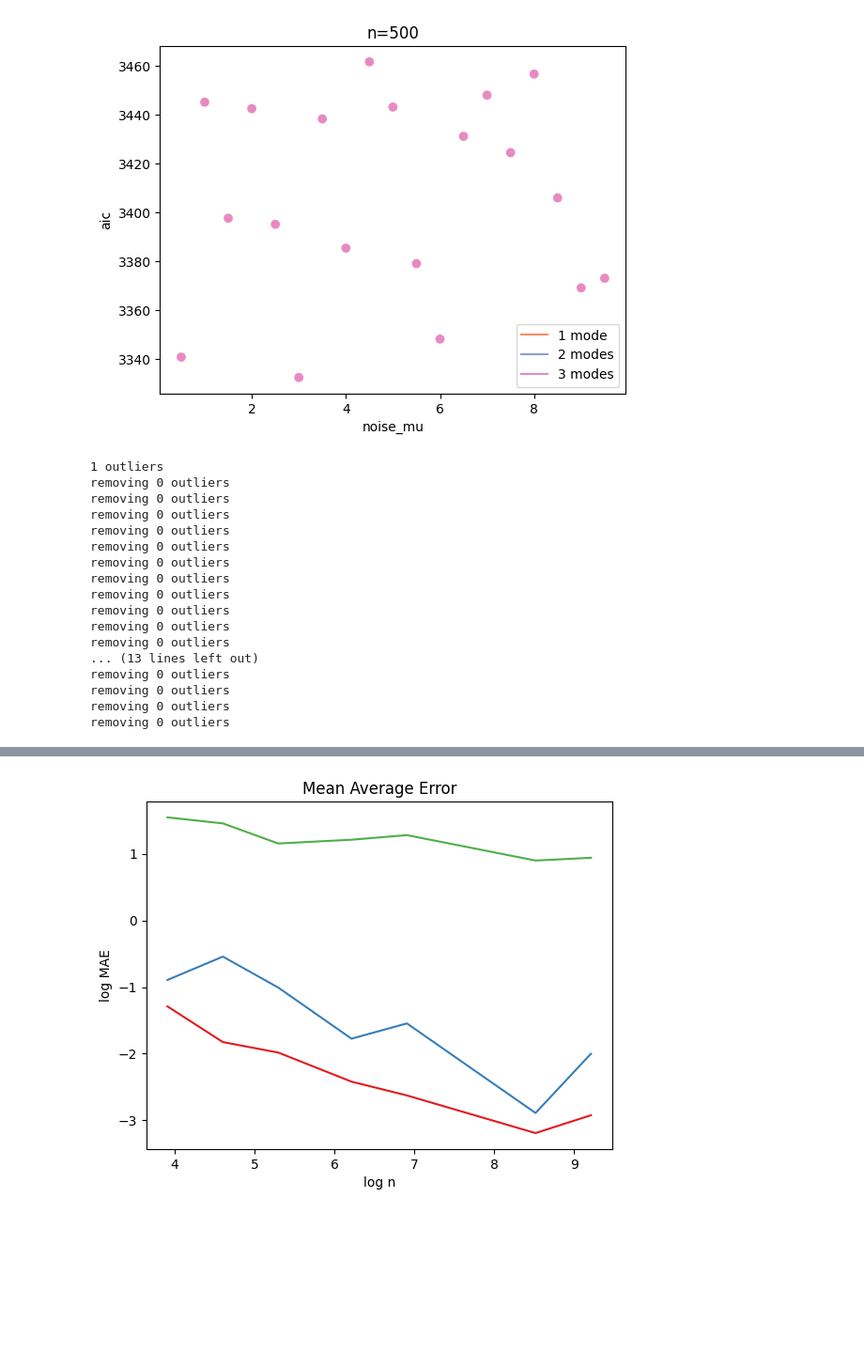
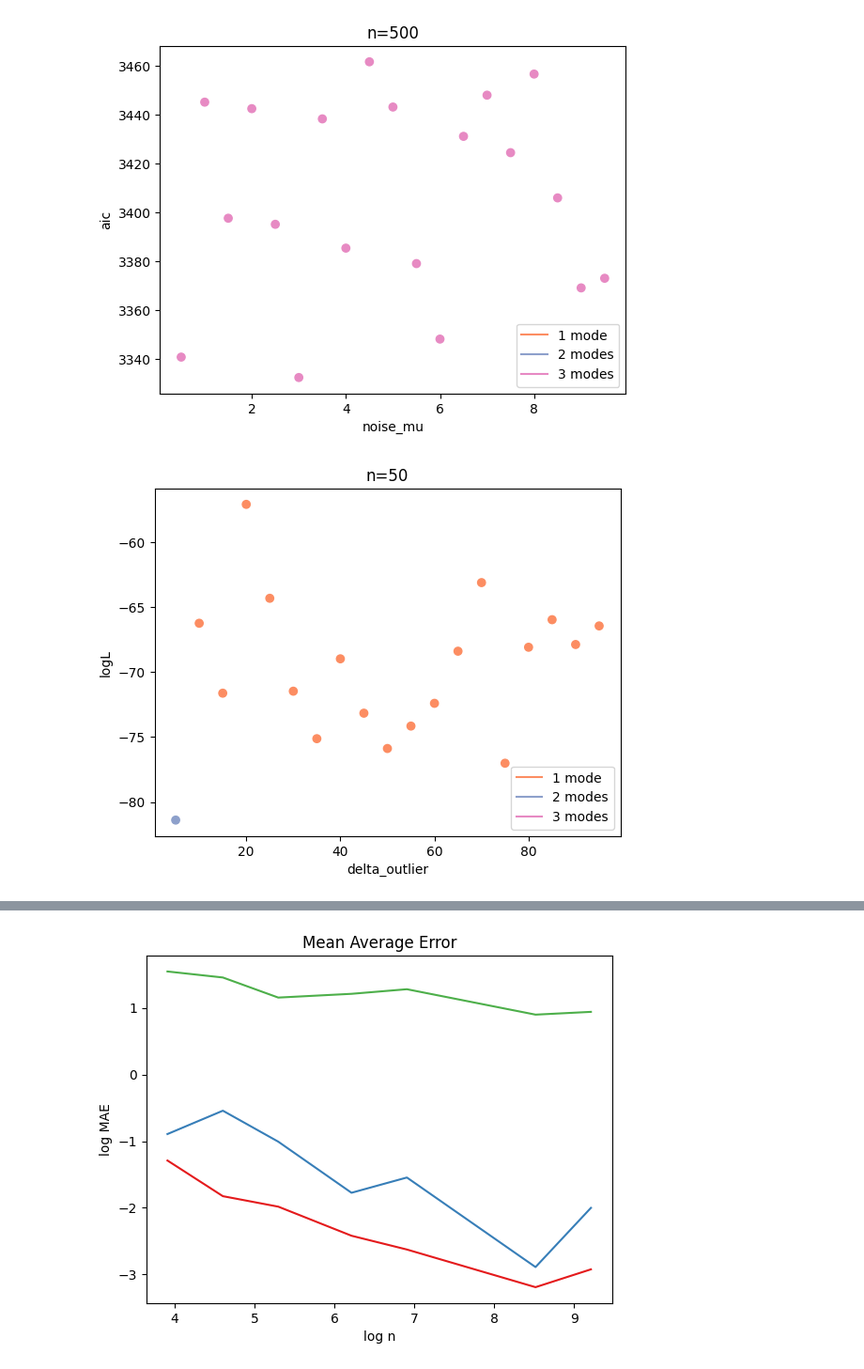
Before and after one commit to vivian-m-li/sv_gmm, a Jupyter notebook: gmm.ipynb, the cells around one changed output, grey strips where cells are left out. Shown at 94% size. Cells and saved outputs as stored; diff of their text form; code cells hidden in the pictures; blank space fills up the shorter version.

```diff
--- a/gmm.ipynb
+++ b/gmm.ipynb
@@ -143,39 +142,23 @@ for n in sample_sizes:
 # %%
 # Experiment 4: Outlier with 1 mode
 
 warnings.filterwarnings("ignore")
 
 mu = np.array([1000000])
 vr = np.array([1])
 p = np.array([1])
 
 for n in [50]:
     gmm_by_delta = {}
-    for delta in range(95, 100, 5):
-        x = generate_data(n, mode_means=mu, mode_variances=vr, weights=p, pr=False).x
+    for delta in range(5, 100, 5):
+        x = generate_data(n, mode_means=mu, mode_variances=vr, weights=p).x
         x = np.append(x, mu[0] + delta)
-        gmm = run_gmm(x, plot=False, pr=False)
+        gmm = run_gmm(x)
         gmm_by_delta[delta] = gmm
 
-    # plot_param_vs_aic(n, gmm_by_delta, "delta_outlier")
+    plot_param_vs_aic(n, gmm_by_delta, "delta_outlier", logL=True)
 # %% [output]
-1 outliers
-removing 0 outliers
-removing 0 outliers
-removing 0 outliers
-removing 0 outliers
-removing 0 outliers
-removing 0 outliers
-removing 0 outliers
-removing 0 outliers
-removing 0 outliers
-removing 0 outliers
-removing 0 outliers
-... (13 lines left out)
-removing 0 outliers
-removing 0 outliers
-removing 0 outliers
-removing 0 outliers
+[figure, added]
 # %%
 # Experiment 5: Outlier with 2 modes
 
```
Also changed, not shown: parts of 6 cells of this notebook, 2 other files.
